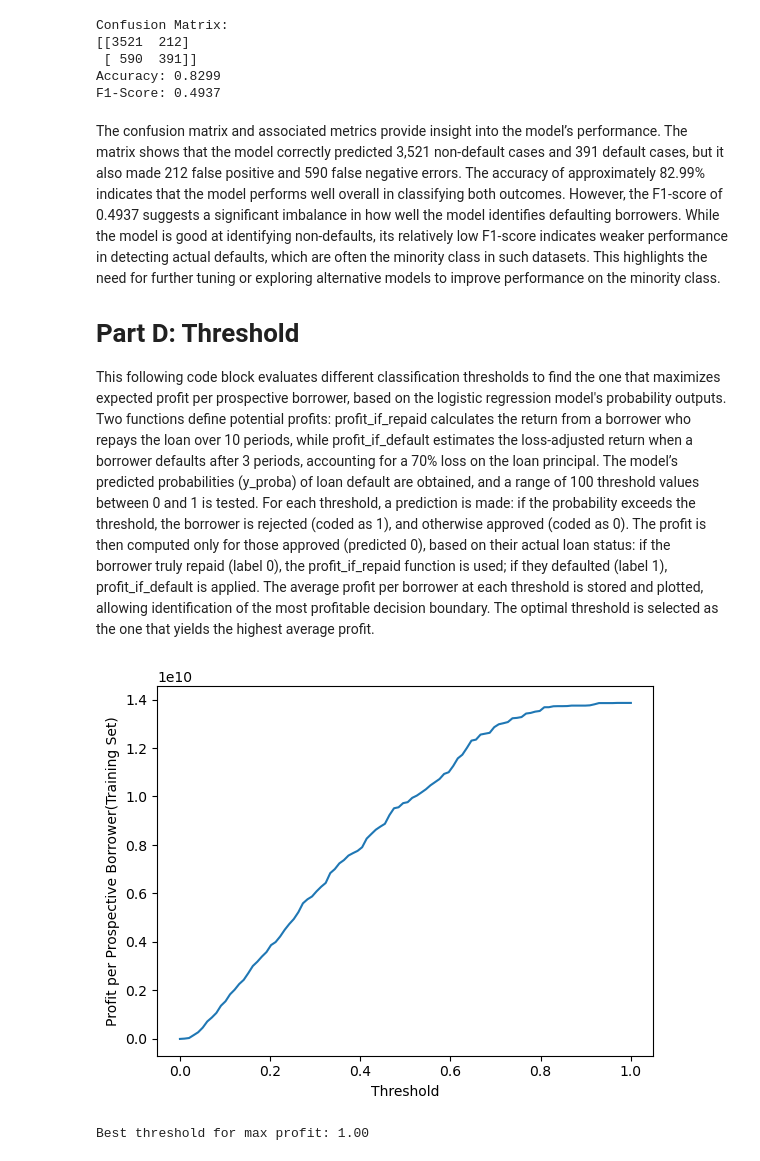
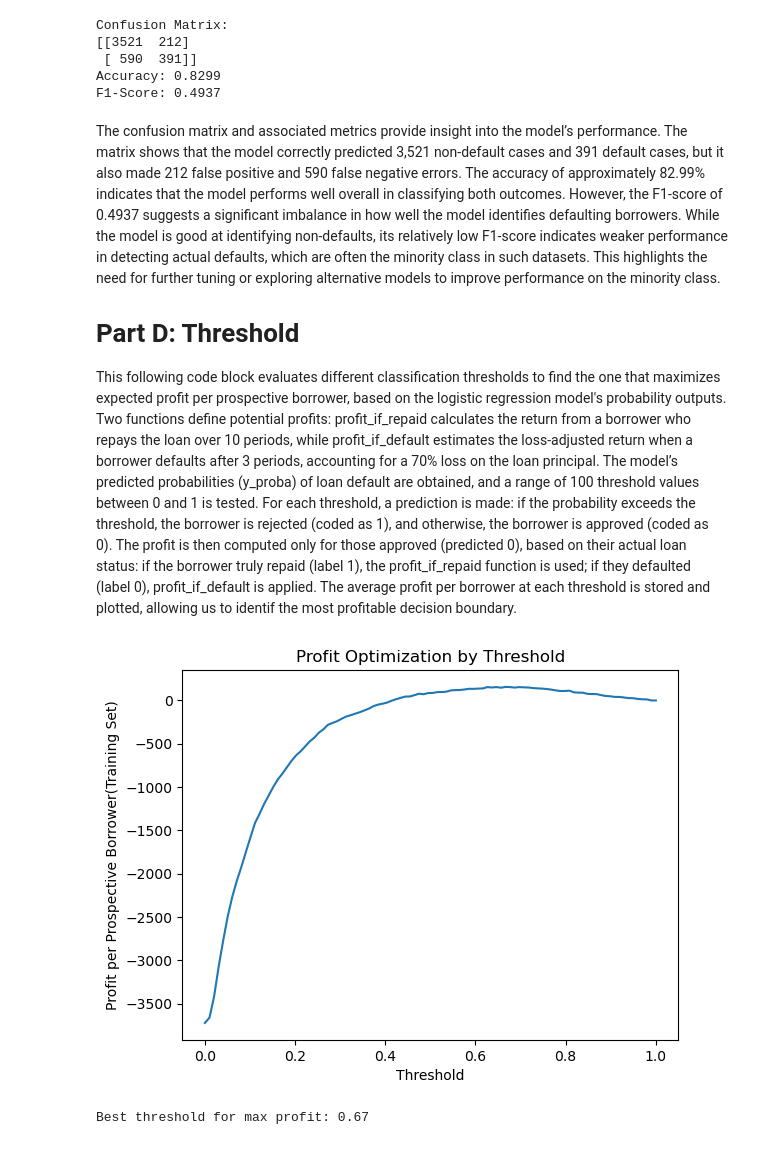
Before and after one commit to Kusuma-Kumar/Kusuma-Kumar.github.io, a Jupyter notebook: posts/automated-decision-systems/index.ipynb, the cells around one changed output. Saved outputs shown, nothing was run; the diff lists cells and outputs as text; code cells hidden in the pictures.

```diff
--- a/posts/automated-decision-systems/index.ipynb
+++ b/posts/automated-decision-systems/index.ipynb
@@ -205,45 +205,55 @@ The confusion matrix and associated metrics provide insight into the model’s p
 
 # Part D: Threshold
 
-This following code block evaluates different classification thresholds to find the one that maximizes expected profit per prospective borrower, based on the logistic regression model's probability outputs. Two functions define potential profits: profit_if_repaid calculates the return from a borrower who repays the loan over 10 periods, while profit_if_default estimates the loss-adjusted return when a borrower defaults after 3 periods, accounting for a 70% loss on the loan principal. The model’s predicted probabilities (y_proba) of loan default are obtained, and a range of 100 threshold values between 0 and 1 is tested. For each threshold, a prediction is made: if the probability exceeds the threshold, the borrower is rejected (coded as 1), and otherwise approved (coded as 0). The profit is then computed only for those approved (predicted 0), based on their actual loan status: if the borrower truly repaid (label 0), the profit_if_repaid function is used; if they defaulted (label 1), profit_if_default is applied. The average profit per borrower at each threshold is stored and plotted, allowing identification of the most profitable decision boundary. The optimal threshold is selected as the one that yields the highest average profit.
+This following code block evaluates different classification thresholds to find the one that maximizes expected profit per prospective borrower, based on the logistic regression model's probability outputs. Two functions define potential profits: profit_if_repaid calculates the return from a borrower who repays the loan over 10 periods, while profit_if_default estimates the loss-adjusted return when a borrower defaults after 3 periods, accounting for a 70% loss on the loan principal. The model’s predicted probabilities (y_proba) of loan default are obtained, and a range of 100 threshold values between 0 and 1 is tested. For each threshold, a prediction is made: if the probability exceeds the threshold, the borrower is rejected (coded as 1), and otherwise, the borrower is approved (coded as 0). The profit is then computed only for those approved (predicted 0), based on their actual loan status: if the borrower truly repaid (label 1), the profit_if_repaid function is used; if they defaulted (label 0), profit_if_default is applied. The average profit per borrower at each threshold is stored and plotted, allowing us to identif the most profitable decision boundary.
 # %%
 import numpy as np
 
 def profit_if_repaid(loan_amnt, loan_int_rate):
+    loan_int_rate = loan_int_rate / 100  # Convert to decimal based on feedback
     return loan_amnt*(1 + 0.25*loan_int_rate)**10 - loan_amnt
 
 def profit_if_default(loan_amnt, loan_int_rate):
+    loan_int_rate = loan_int_rate / 100  # Convert to decimal based on feedback
     return loan_amnt*(1 + 0.25*loan_int_rate)**3 - 1.7*loan_amnt
 
+y_proba = model.predict_proba(X_test_scaled)[:, 1]
 
-y_proba = model.predict_proba(X_test_scaled)[:, 1]
+# Changes based on feedback:
+loan_amnt_arr = X_test['loan_amnt'].values
+loan_rate_arr = X_test['loan_int_rate'].values
+actual_status = y_test.values
+
+repaid_profits = profit_if_repaid(loan_amnt_arr, loan_rate_arr)
+defaulted_profits = profit_if_default(loan_amnt_arr, loan_rate_arr)
 
 thresholds = np.linspace(0, 1, 100)
 profits = []
 
 for t in thresholds:
-    y_pred_thresh = (y_proba > t).astype(int)
-    profit = 0
-    for i in range(len(y_pred_thresh)):
-        if y_pred_thresh[i] == 1:
-            continue
-        loan = X_test.iloc[i]
-        if y_test.iloc[i] == 0:
-            profit += profit_if_repaid(loan['loan_amnt'], loan['loan_int_rate'])
-        else:
-            profit += profit_if_default(loan['loan_amnt'], loan['loan_int_rate'])
-    profits.append(profit / len(y_test))
+    # vectorized methods rather than relying on a for-loop across data rows.
+    predictions = (y_proba > t).astype(int)
+    repaid_condition = (actual_status == 1) & (predictions == 1)
+    defaulted_condition = (actual_status == 0) & (predictions == 1)
+
+    total_profit = (
+        np.sum(repaid_profits[repaid_condition]) +
+        np.sum(defaulted_profits[defaulted_condition])
+    )
+
+    avg_profit = total_profit / len(y_test)
+    profits.append(avg_profit)
 
 plt.plot(thresholds, profits)
 plt.xlabel("Threshold")
 plt.ylabel("Profit per Prospective Borrower(Training Set)")
 plt.show()
 
 best_threshold = thresholds[np.argmax(profits)]
 print(f"Best threshold for max profit: {best_threshold:.2f}")
 
 final_predictions = (y_proba > best_threshold).astype(int)
 # %% [output]
-[figure, old version]
+[figure, new version]
-Best threshold for max profit: 1.00
+Best threshold for max profit: 0.67
 # %% [markdown]
```
Also changed, not shown: parts of 1 cell of this notebook, 14 other files.
